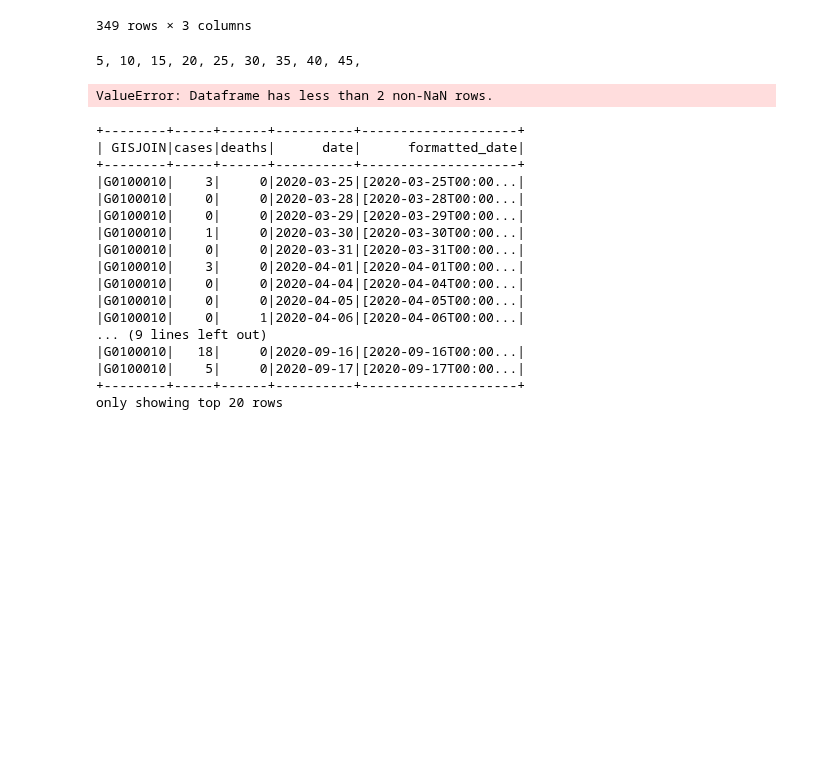
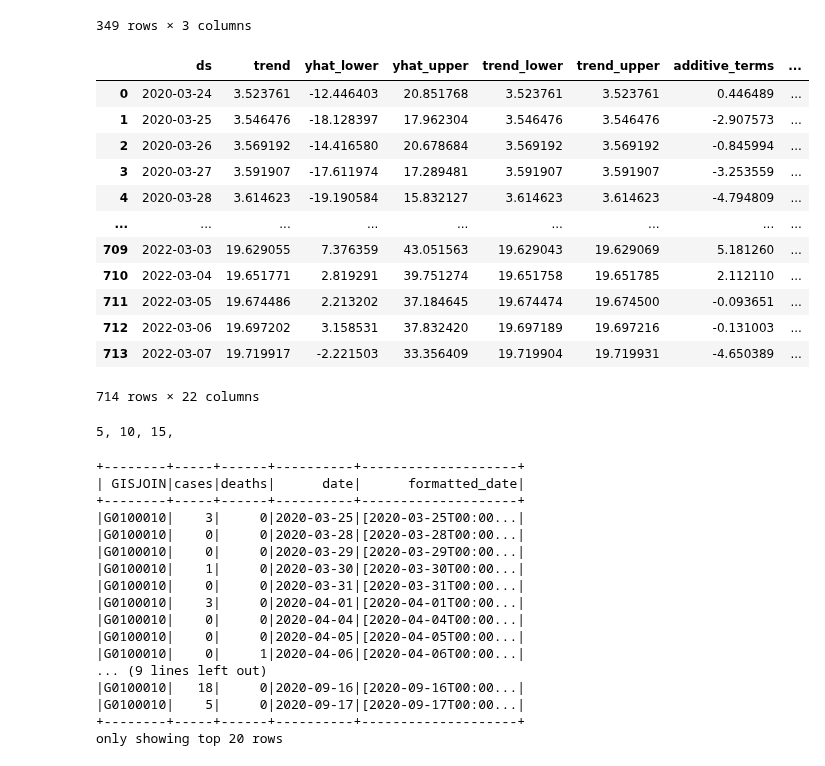
Before and after one commit to menuka94/sustain-timeseries, a Jupyter notebook: Time Series Forecasting.ipynb, the cells around one changed output. Drawn from its saved outputs; the diff is of its cells as text; code cells hidden in the pictures; blank space fills up the shorter version.

```diff
--- a/Time Series Forecasting.ipynb
+++ b/Time Series Forecasting.ipynb
@@ -63,8 +63,10 @@ print(f'Time to dump all_dfs to file: {time.monotonic() - time1}')
 # %% [output]
 Time to dump all_dfs to file: 1.115097158588469
 # %%
-all_dfs_loaded = pickle.load(open('pickles/all_dfs.pkl', 'rb'))
-all_dfs_loaded
+import pickle
+
+all_dfs = pickle.load(open('pickles/all_dfs.pkl', 'rb'))
+all_dfs
 # %% [output]
 [             ds   GISJOIN   y
  0    2020-03-27  G0100010   0
@@ -84,7 +86,8 @@ all_dfs_loaded
                  ds   GISJOIN  y
  324760
 # %%
-all_dfs[0]
+df0 = all_dfs[0]
+df0
 # %% [output]
 |  | ds | GISJOIN | y |
 | 0 | 2020-03-27 | G0100010 | 0 |
@@ -119,15 +122,34 @@ def predict(df_train):
     )
     m.fit(df_train)
     df_train_future = m.make_future_dataframe(periods=365)
-    df_train_forecast = m.predict(df0_future)
+    df_train_forecast = m.predict(df_train_future)
 
-    return df_train_forecast[['ds', 'yhat', 'yhat_lower', 'yhat_upper']]
+    return df_train_forecast
+#     return df_train_forecast[['ds', 'yhat', 'yhat_lower', 'yhat_upper']]
+# %%
+result = predict(df0)
+result
+# %% [output]
+|  | ds | trend | yhat_lower | yhat_upper | trend_lower | trend_upper | additive_terms | ... |
+| 0 | 2020-03-24 | 3.523761 | -12.446403 | 20.851768 | 3.523761 | 3.523761 | 0.446489 | ... |
+| 1 | 2020-03-25 | 3.546476 | -18.128397 | 17.962304 | 3.546476 | 3.546476 | -2.907573 | ... |
+| 2 | 2020-03-26 | 3.569192 | -14.416580 | 20.678684 | 3.569192 | 3.569192 | -0.845994 | ... |
+| 3 | 2020-03-27 | 3.591907 | -17.611974 | 17.289481 | 3.591907 | 3.591907 | -3.253559 | ... |
+| 4 | 2020-03-28 | 3.614623 | -19.190584 | 15.832127 | 3.614623 | 3.614623 | -4.794809 | ... |
+| ... | ... | ... | ... | ... | ... | ... | ... | ... |
+| 709 | 2022-03-03 | 19.629055 | 7.376359 | 43.051563 | 19.629043 | 19.629069 | 5.181260 | ... |
+| 710 | 2022-03-04 | 19.651771 | 2.819291 | 39.751274 | 19.651758 | 19.651785 | 2.112110 | ... |
+| 711 | 2022-03-05 | 19.674486 | 2.213202 | 37.184645 | 19.674474 | 19.674500 | -0.093651 | ... |
+| 712 | 2022-03-06 | 19.697202 | 3.158531 | 37.832420 | 19.697189 | 19.697216 | -0.131003 | ... |
+| 713 | 2022-03-07 | 19.719917 | -2.221503 | 33.356409 | 19.719904 | 19.719931 | -4.650389 | ... |
+714 rows × 22 columns
 # %%
 all_results = []
 
 count = 0
 time1 = time.monotonic()
 for df in all_dfs:
+    df = df.dropna()
     count += 1
     if count % 5 == 0:
         print(count, end=', ')
@@ -137,8 +159,7 @@ for df in all_dfs:
 print(f'Time to train all dfs: {time.monotonic() - time1}')
 print(f'#Result Dataframes: {len(all_results)}')
 # %% [output]
-5, 10, 15, 20, 25, 30, 35, 40, 45,
+5, 10, 15,
-ValueError: Dataframe has less than 2 non-NaN rows.
 # %%
 # m.plot_components(df0_forecast)
 # %%
```
Also changed, not shown: parts of 1 cell of this notebook, 3 other files.
